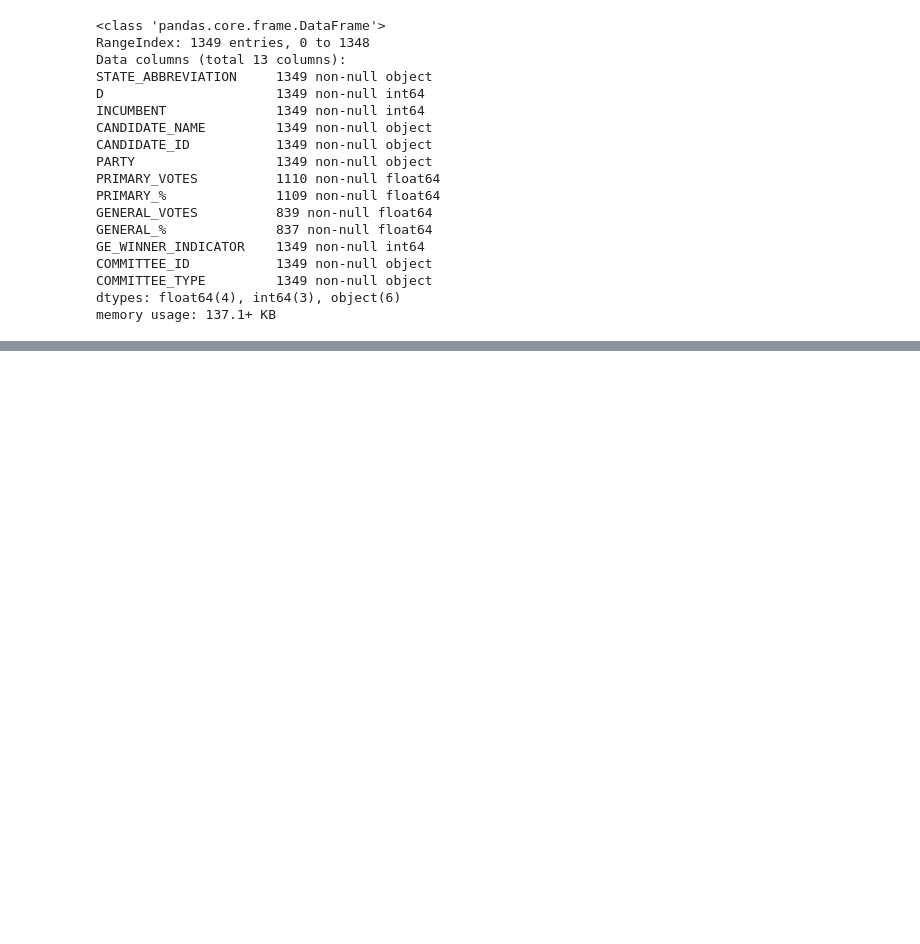
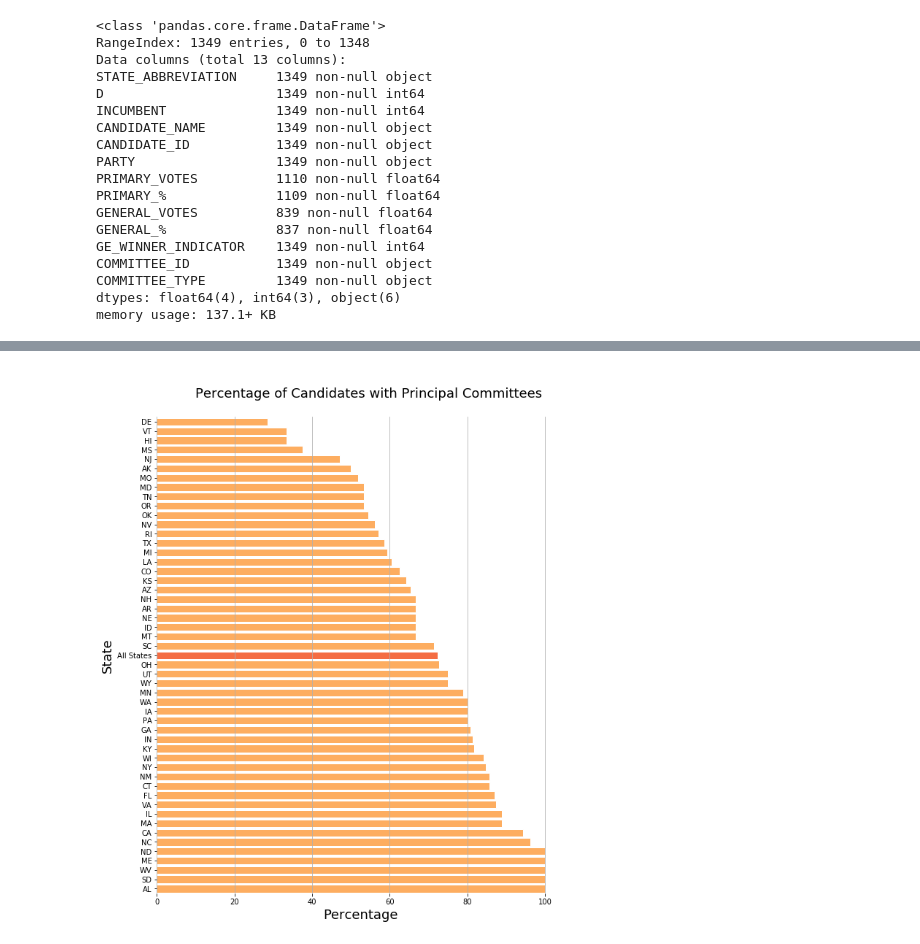
Before and after one commit to iameskild/electionfinances, a Jupyter notebook: data_analysis.ipynb, the cells around one changed output, grey strips where cells are left out. Saved outputs shown, nothing was run; the diff lists cells and outputs as text; code cells hidden in the pictures; blank space fills up the shorter version.

```diff
--- a/data_analysis.ipynb
+++ b/data_analysis.ipynb
@@ -98,5 +84,5 @@ To see steps taken to 'clean' dataframe, see .....
 # %%
-results = pd.read_csv('house_results_2016_clean.csv')
+results = pd.read_csv('data/house_results_2016_clean.csv')
 # %%
 # Total number of candidates who appeared in the 2016 House of Rep election results document
 results.shape[0]
@@ -224,0 +233,36 @@ for state in states_and_districts():
+# %%
+fig, ax = plt.subplots(nrows=1, ncols=1, figsize=(10,12), sharex=True)
+fig.patch.set_facecolor('w')
+
+ge_cand_percent = ge_cand_percent.sort_values('GE_PC_%')
+
+ax.spines['right'].set_visible(False)
+ax.spines['left'].set_visible(False)
+ax.spines['top'].set_visible(False)
+ax.spines['bottom'].set_visible(False)
+
+ax.barh(y=ge_cand_percent['State'],
+        width=ge_cand_percent['GE_PC_%'],
+        color=palette[3], edgecolor='white')
+
+ax.barh(y='All States',
+        width=100*ge_cand_percent['GE_PC'].sum()/\
+                                ge_cand_percent['GE_Candidates'].sum(),
+        color=palette[2], edgecolor='white')
+
+ax.set_ylim(-0.5, 50.5)
+
+ax.grid(axis='x')
+
+ax.set_xlabel('Percentage', fontdict=font)
+ax.set_ylabel('State', fontdict=font)
+ax.set_title('''
+    Percentage of Candidates with Principal Committees
+    ''', fontdict=font)
+
+ax.invert_yaxis()
+
+plt.savefig('graphs/cands_pc_%.png')
+plt.show();
+# %% [output]
+[figure, added]
```
Also changed, not shown: parts of 51 cells of this notebook, 9 other files.
